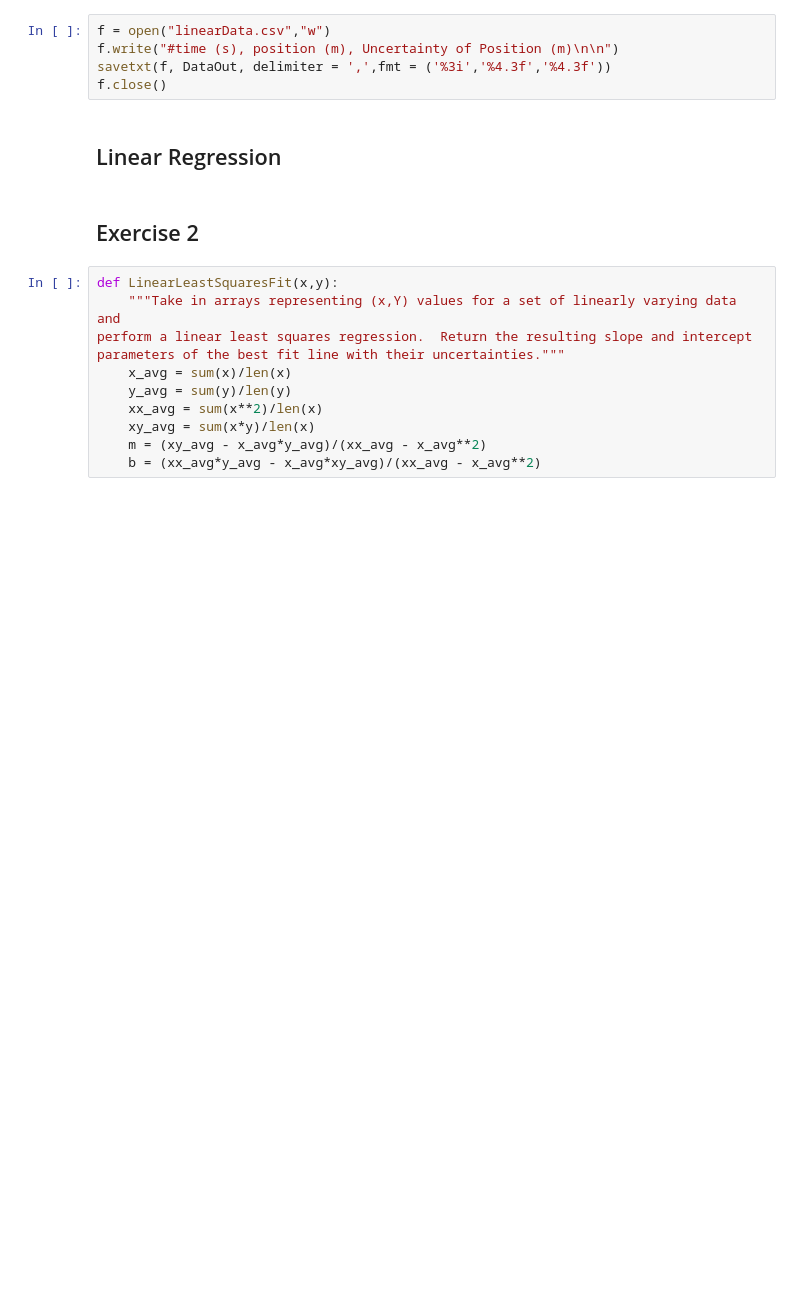
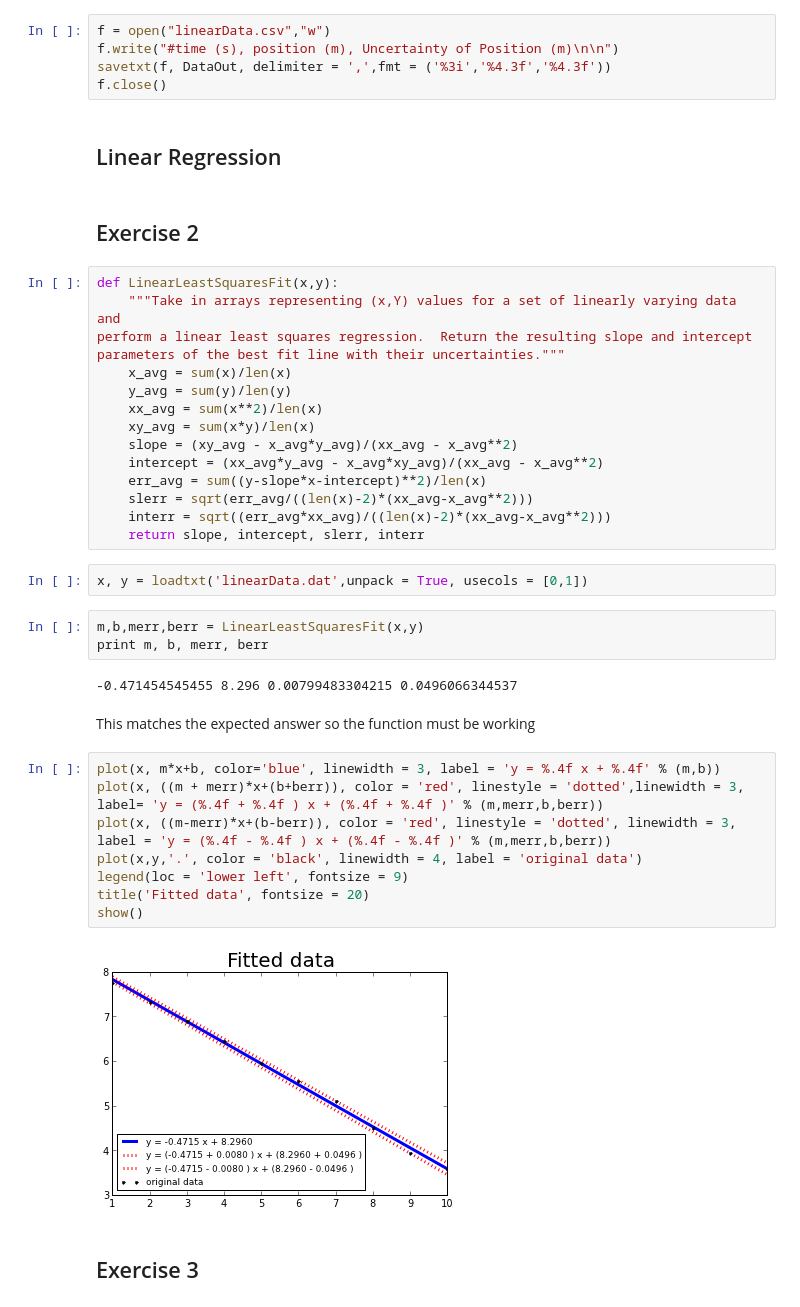
Before and after one commit to bcoit/Phys202-S13, a Jupyter notebook: Week9/Week9Exercises.ipynb, the cells around one changed output. Cells and saved outputs as stored; diff of their text form; blank space fills up the shorter version.

```diff
--- a/Week9/Week9Exercises.ipynb
+++ b/Week9/Week9Exercises.ipynb
@@ -95,5 +95,31 @@ parameters of the best fit line with their uncertainties."""
     y_avg = sum(y)/len(y)
     xx_avg = sum(x**2)/len(x)
     xy_avg = sum(x*y)/len(x)
-    m = (xy_avg - x_avg*y_avg)/(xx_avg - x_avg**2)
-    b = (xx_avg*y_avg - x_avg*xy_avg)/(xx_avg - x_avg**2)
+    slope = (xy_avg - x_avg*y_avg)/(xx_avg - x_avg**2)
+    intercept = (xx_avg*y_avg - x_avg*xy_avg)/(xx_avg - x_avg**2)
+    err_avg = sum((y-slope*x-intercept)**2)/len(x)
+    slerr = sqrt(err_avg/((len(x)-2)*(xx_avg-x_avg**2)))
+    interr = sqrt((err_avg*xx_avg)/((len(x)-2)*(xx_avg-x_avg**2)))
+    return slope, intercept, slerr, interr
+# %%
+x, y = loadtxt('linearData.dat',unpack = True, usecols = [0,1])
+# %%
+m,b,merr,berr = LinearLeastSquaresFit(x,y)
+print m, b, merr, berr
+# %% [output]
+-0.471454545455 8.296 0.00799483304215 0.0496066344537
+# %% [markdown]
+This matches the expected answer so the function must be working
+# %%
+plot(x, m*x+b, color='blue', linewidth = 3, label = 'y = %.4f x + %.4f' % (m,b))
+plot(x, ((m + merr)*x+(b+berr)), color = 'red', linestyle = 'dotted',linewidth = 3, label= 'y = (%.4f + %.4f ) x + (%.4f + %.4f )' % (m,merr,b,berr))
+plot(x, ((m-merr)*x+(b-berr)), color = 'red', linestyle = 'dotted', linewidth = 3, label = 'y = (%.4f - %.4f ) x + (%.4f - %.4f )' % (m,merr,b,berr))
+plot(x,y,'.', color = 'black', linewidth = 4, label = 'original data')
+legend(loc = 'lower left', fontsize = 9)
+title('Fitted data', fontsize = 20)
+show()
+# %% [output]
+[figure, added]
+# %% [markdown]
+Exercise 3
+-
```
Also changed, not shown: parts of 3 cells of this notebook.
